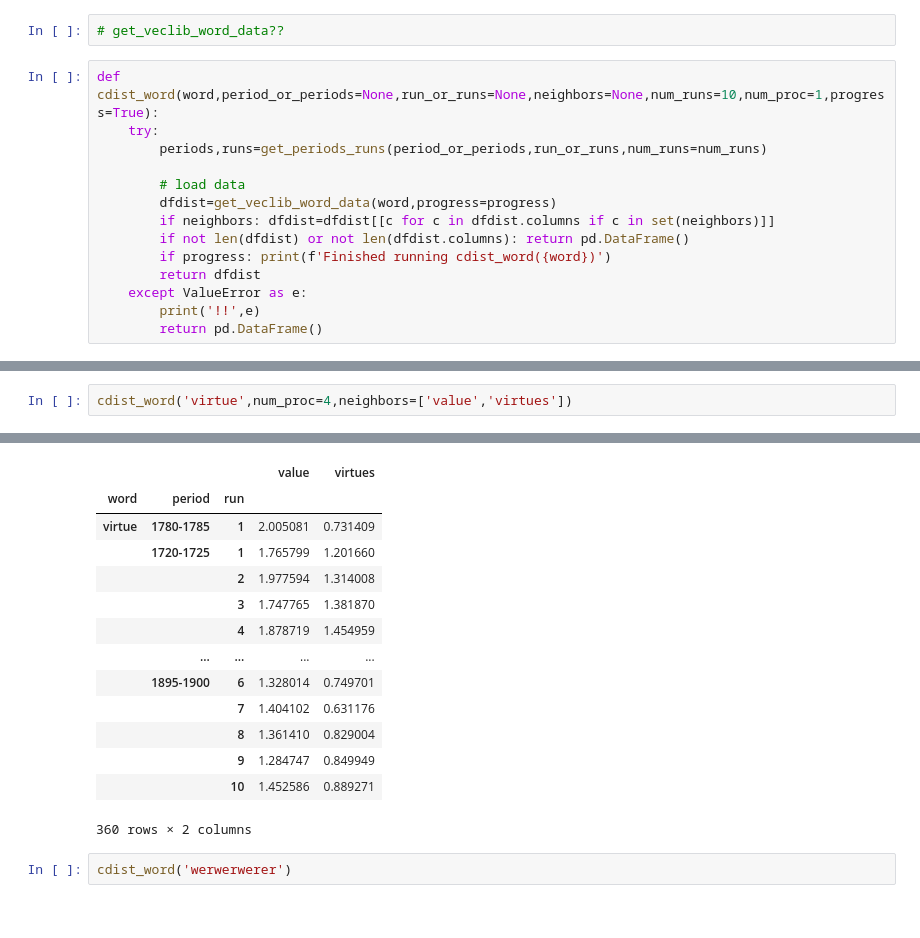
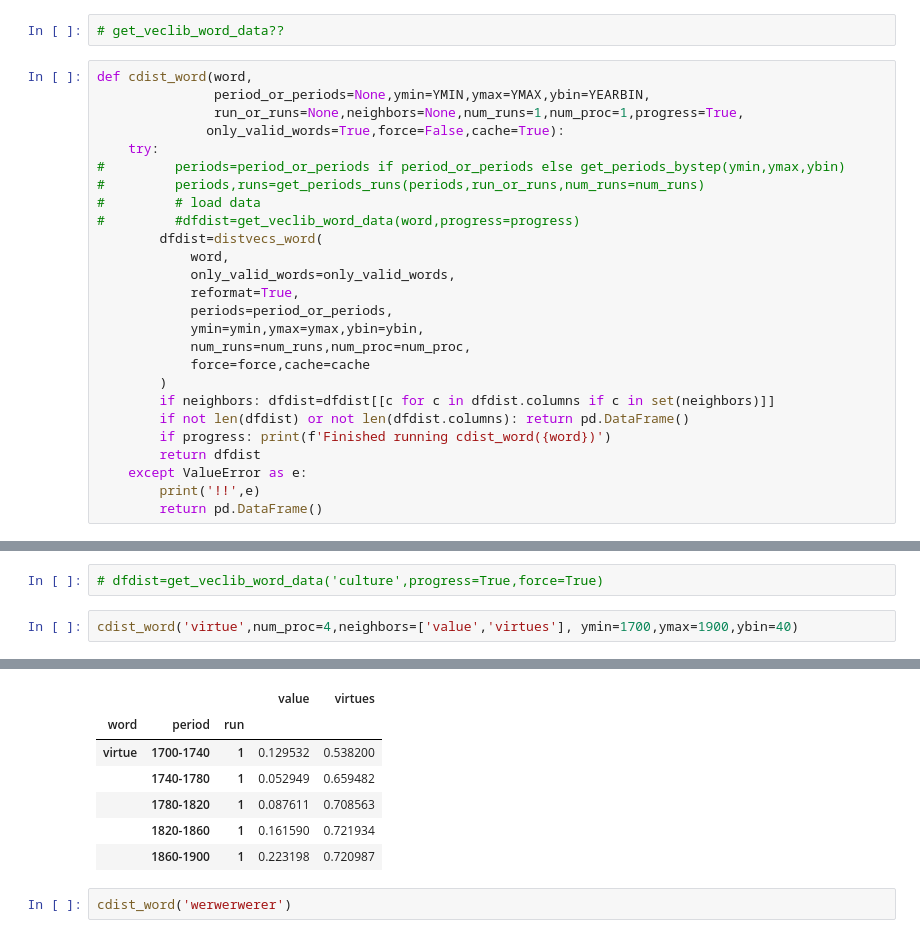
Before and after one commit to quadrismegistus/koselleck, a Jupyter notebook: koselleck/cdists.ipynb, the cells around one changed output, grey strips where cells are left out. Drawn from its saved outputs; the diff is of its cells as text.

```diff
--- a/koselleck/cdists.ipynb
+++ b/koselleck/cdists.ipynb
@@ -7,12 +7,24 @@ from ipynb.fs.full.koselleck import *
 # %%
 # get_veclib_word_data??
 # %%
-def cdist_word(word,period_or_periods=None,run_or_runs=None,neighbors=None,num_runs=10,num_proc=1,progress=True):
+def cdist_word(word,
+               period_or_periods=None,ymin=YMIN,ymax=YMAX,ybin=YEARBIN,
+               run_or_runs=None,neighbors=None,num_runs=1,num_proc=1,progress=True,
+              only_valid_words=True,force=False,cache=True):
     try:
-        periods,runs=get_periods_runs(period_or_periods,run_or_runs,num_runs=num_runs)
-
-        # load data
-        dfdist=get_veclib_word_data(word,progress=progress)
+#         periods=period_or_periods if period_or_periods else get_periods_bystep(ymin,ymax,ybin)
+#         periods,runs=get_periods_runs(periods,run_or_runs,num_runs=num_runs)
+#         # load data
+#         #dfdist=get_veclib_word_data(word,progress=progress)
+        dfdist=distvecs_word(
+            word,
+            only_valid_words=only_valid_words,
+            reformat=True,
+            periods=period_or_periods,
+            ymin=ymin,ymax=ymax,ybin=ybin,
+            num_runs=num_runs,num_proc=num_proc,
+            force=force,cache=cache
+        )
         if neighbors: dfdist=dfdist[[c for c in dfdist.columns if c in set(neighbors)]]
         if not len(dfdist) or not len(dfdist.columns): return pd.DataFrame()
         if progress: print(f'Finished running cdist_word({word})')
@@ -23,3 +47,5 @@ def cdist_word(word,period_or_periods=None,run_or_runs=None,neighbors=None,num_r
+# %%
+# dfdist=get_veclib_word_data('culture',progress=True,force=True)
 # %%
-cdist_word('virtue',num_proc=4,neighbors=['value','virtues'])
+cdist_word('virtue',num_proc=4,neighbors=['value','virtues'], ymin=1700,ymax=1900,ybin=40)
 # %% [output]
@@ -32,17 +53,10 @@ cdist_word('virtue',num_proc=4,neighbors=['value','virtues'])
 |  |  |  | value | virtues |
 | word | period | run |  |  |
-| virtue | 1780-1785 | 1 | 2.005081 | 0.731409 |
-|  | 1720-1725 | 1 | 1.765799 | 1.201660 |
-|  |  | 2 | 1.977594 | 1.314008 |
-|  |  | 3 | 1.747765 | 1.381870 |
-|  |  | 4 | 1.878719 | 1.454959 |
-|  | ... | ... | ... | ... |
-|  | 1895-1900 | 6 | 1.328014 | 0.749701 |
-|  |  | 7 | 1.404102 | 0.631176 |
-|  |  | 8 | 1.361410 | 0.829004 |
-|  |  | 9 | 1.284747 | 0.849949 |
-|  |  | 10 | 1.452586 | 0.889271 |
+| virtue | 1700-1740 | 1 | 0.129532 | 0.538200 |
+|  | 1740-1780 | 1 | 0.052949 | 0.659482 |
+|  | 1780-1820 | 1 | 0.087611 | 0.708563 |
+|  | 1820-1860 | 1 | 0.161590 | 0.721934 |
+|  | 1860-1900 | 1 | 0.223198 | 0.720987 |
-360 rows × 2 columns
 # %%
 cdist_word('werwerwerer')
 # %% [output]
```
Also changed, not shown: parts of 2 cells of this notebook, 8 other files.
